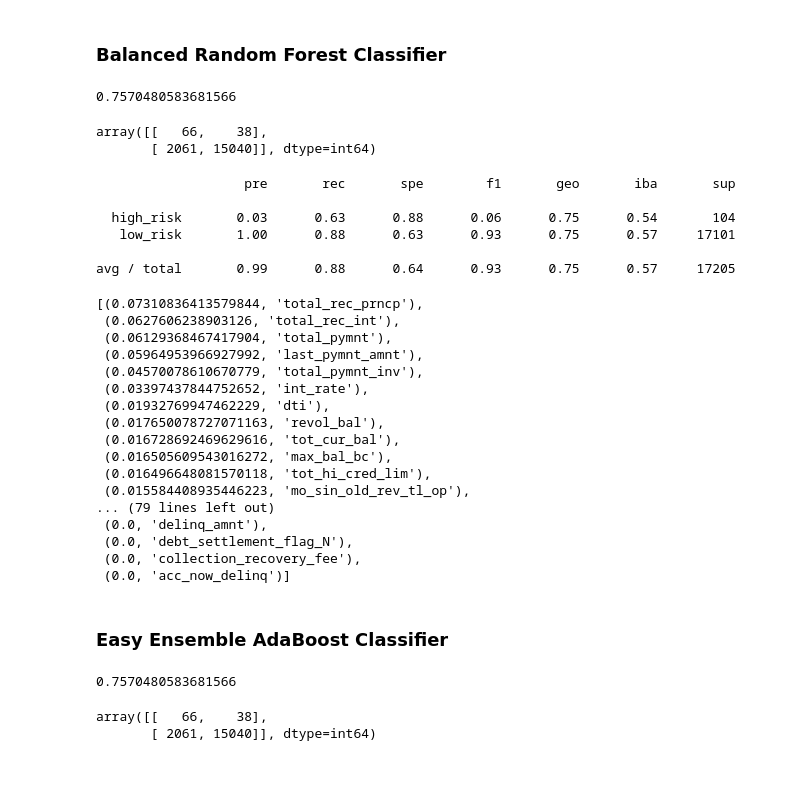
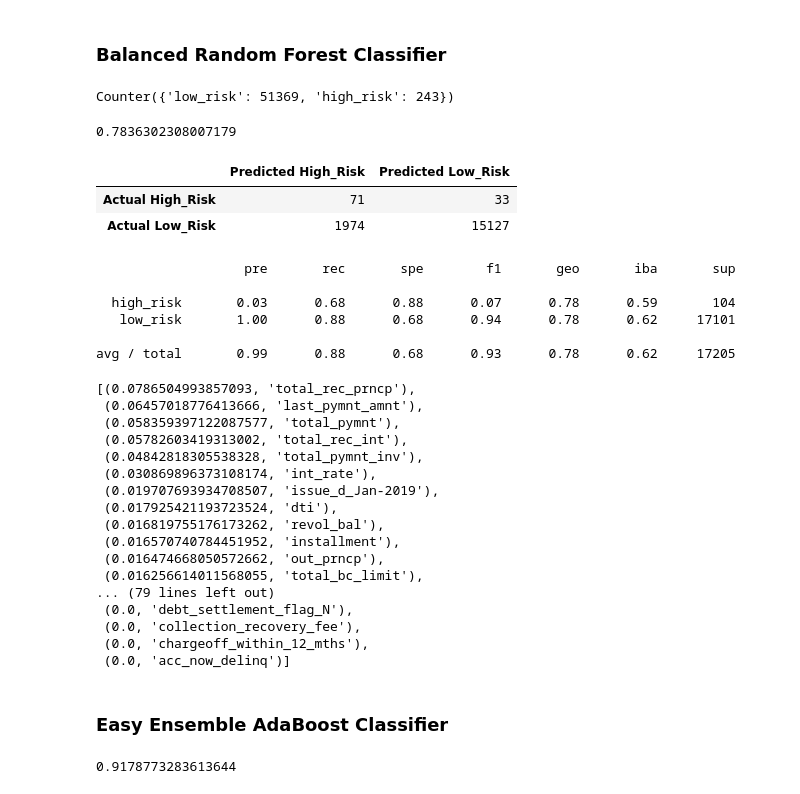
Before and after one commit to zachgee/Credit_Risk_Analysis, a Jupyter notebook: credit_risk_ensemble.ipynb, the cells around one changed output. Drawn from its saved outputs; the diff is of its cells as text; code cells hidden in the pictures.

```diff
--- a/credit_risk_ensemble.ipynb
+++ b/credit_risk_ensemble.ipynb
@@ -89,7 +89,7 @@ X = df.drop("loan_status", axis=1)
 X = pd.get_dummies(X)
 
 # Create our target
-y = df["loan_status"]
+y = df.loc[:, target].copy()
 # %%
 X.describe()
 # %% [output]
@@ -132,20 +137,29 @@ Note: Use a random state of 1 for each algorithm to ensure consistency between t
 from imblearn.ensemble import BalancedRandomForestClassifier
 random_forest = BalancedRandomForestClassifier(n_estimators = 100)
 random_forest = random_forest.fit(X_train, y_train)
+print(Counter(y_train['loan_status']))
+# %% [output]
+Counter({'low_risk': 51369, 'high_risk': 243})
 # %%
 # Calculated the balanced accuracy score
 from sklearn.metrics import balanced_accuracy_score
 y_pred = random_forest.predict(X_test)
 balanced_accuracy_score(y_test, y_pred)
 # %% [output]
-0.7570480583681566
+0.7836302308007179
-# %%
-# Display the confusion matrix
-from sklearn.metrics import confusion_matrix
-confusion_matrix(y_test, y_pred)
-# %% [output]
-array([[   66,    38],
-       [ 2061, 15040]], dtype=int64)
+# %%
+# Display the confusion matrix
+cm = confusion_matrix(y_test, y_pred)
+
+# Create a DataFrame from the confusion matrix.
+cm_df = pd.DataFrame(
+    cm, index=["Actual High_Risk", "Actual Low_Risk"], columns=["Predicted High_Risk", "Predicted Low_Risk"])
+
+cm_df
+# %% [output]
+|  | Predicted High_Risk | Predicted Low_Risk |
+| Actual High_Risk | 71 | 33 |
+| Actual Low_Risk | 1974 | 15127 |
 # %%
 # Print the imbalanced classification report
 from imblearn.metrics import classification_report_imbalanced
@@ -153,31 +167,31 @@ print(classification_report_imbalanced(y_test, y_pred))
 # %% [output]
                    pre       rec       spe        f1       geo       iba       sup
 
-  high_risk       0.03      0.63      0.88      0.06      0.75      0.54       104
-   low_risk       1.00      0.88      0.63      0.93      0.75      0.57     17101
+  high_risk       0.03      0.68      0.88      0.07      0.78      0.59       104
+   low_risk       1.00      0.88      0.68      0.94      0.78      0.62     17101
 
-avg / total       0.99      0.88      0.64      0.93      0.75      0.57     17205
+avg / total       0.99      0.88      0.68      0.93      0.78      0.62     17205
 # %%
 # List the features sorted in descending order by feature importance
 feature_names = X.columns
 sorted(zip(random_forest.feature_importances_, feature_names), reverse=True)
 # %% [output]
-[(0.07310836413579844, 'total_rec_prncp'),
- (0.0627606238903126, 'total_rec_int'),
- (0.06129368467417904, 'total_pymnt'),
- (0.05964953966927992, 'last_pymnt_amnt'),
- (0.04570078610670779, 'total_pymnt_inv'),
- (0.03397437844752652, 'int_rate'),
- (0.01932769947462229, 'dti'),
- (0.017650078727071163, 'revol_bal'),
- (0.016728692469629616, 'tot_cur_bal'),
- (0.016505609543016272, 'max_bal_bc'),
- (0.016496648081570118, 'tot_hi_cred_lim'),
- (0.015584408935446223, 'mo_sin_old_rev_tl_op'),
+[(0.0786504993857093, 'total_rec_prncp'),
+ (0.06457018776413666, 'last_pymnt_amnt'),
+ (0.058359397122087577, 'total_pymnt'),
+ (0.05782603419313002, 'total_rec_int'),
+ (0.04842818305538328, 'total_pymnt_inv'),
+ (0.030869896373108174, 'int_rate'),
+ (0.019707693934708507, 'issue_d_Jan-2019'),
+ (0.017925421193723524, 'dti'),
+ (0.016819755176173262, 'revol_bal'),
+ (0.016570740784451952, 'installment'),
+ (0.016474668050572662, 'out_prncp'),
+ (0.016256614011568055, 'total_bc_limit'),
 ... (79 lines left out)
- (0.0, 'delinq_amnt'),
  (0.0, 'debt_settlement_flag_N'),
  (0.0, 'collection_recovery_fee'),
+ (0.0, 'chargeoff_within_12_mths'),
  (0.0, 'acc_now_delinq')]
 # %% [markdown]
 ### Easy Ensemble AdaBoost Classifier
@@ -188,13 +202,7 @@ easy = EasyEnsembleClassifier(n_estimators = 100,random_state=1)
 easy = easy.fit(X_train, y_train)
 # %%
 # Calculated the balanced accuracy score
-y_pred = random_forest.predict(X_test)
+y_pred = easy.predict(X_test)
 balanced_accuracy_score(y_test, y_pred)
 # %% [output]
-0.7570480583681566
+0.9178773283613644
-# %%
-# Display the confusion matrix
-confusion_matrix(y_test, y_pred)
-# %% [output]
-array([[   66,    38],
-       [ 2061, 15040]], dtype=int64)
```
Also changed, not shown: parts of 4 cells of this notebook.
